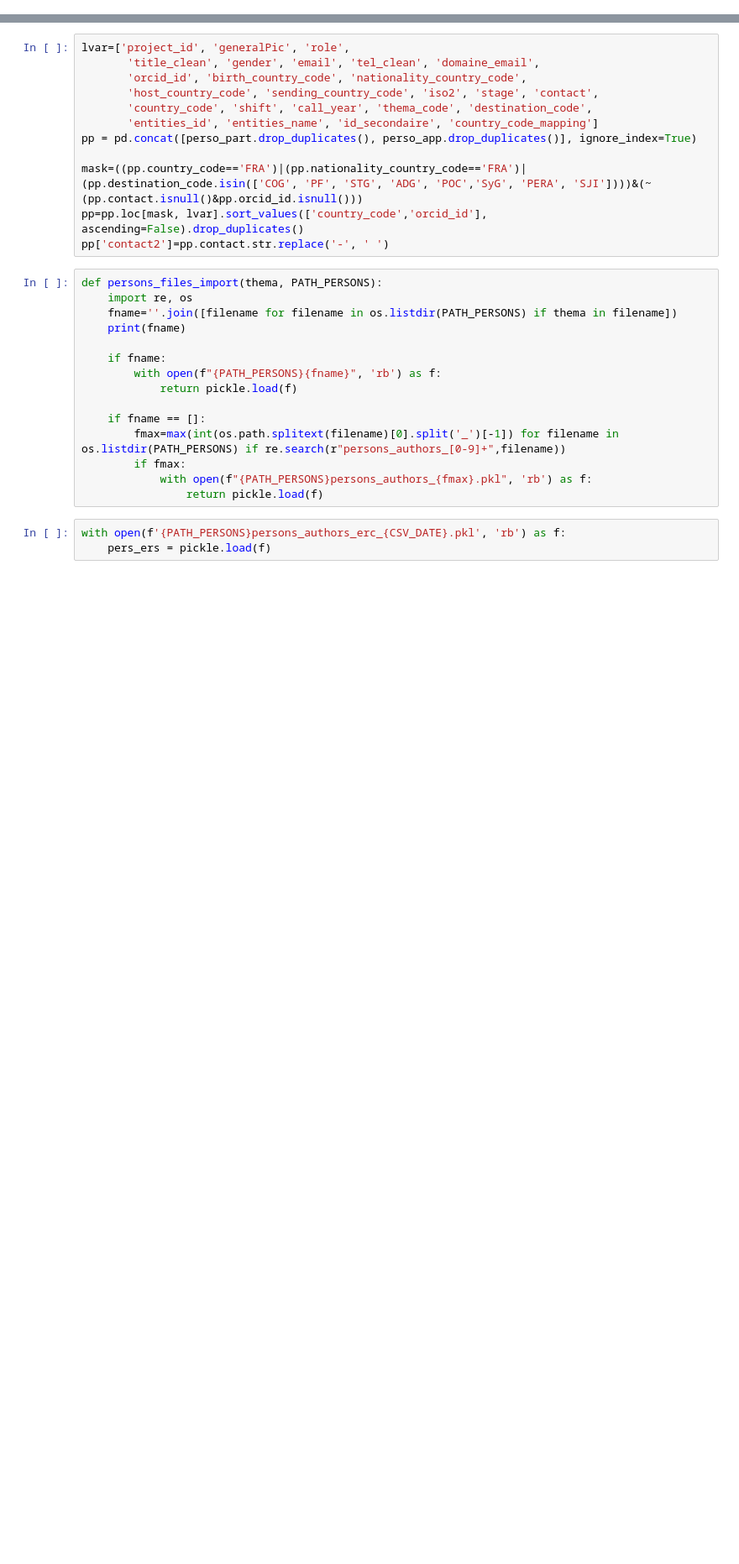
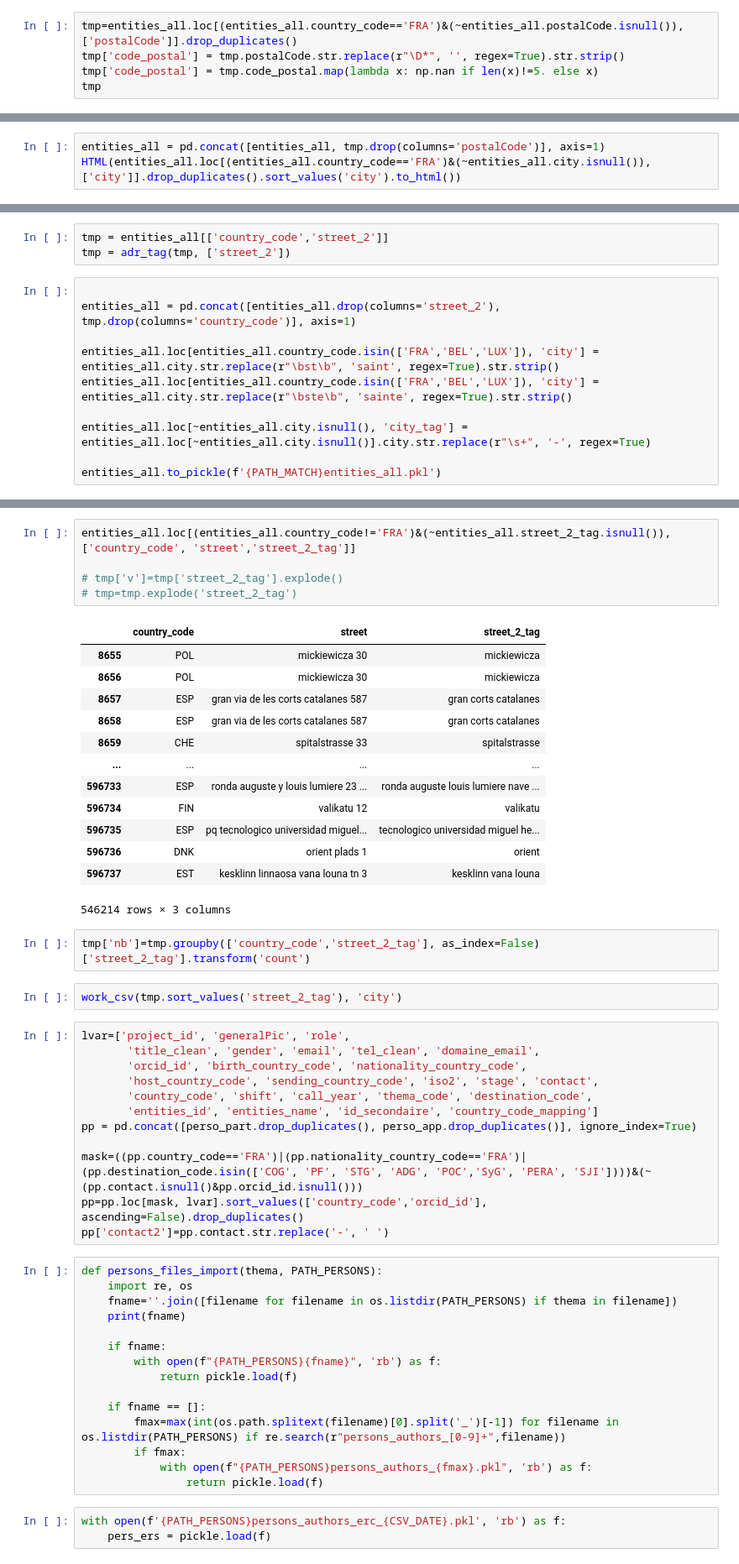
Before and after one commit to dataesr/pcri, a Jupyter notebook: test.ipynb, the cells around one changed output, grey strips where cells are left out. Shown at 84% size. Cells and saved outputs as stored; diff of their text form; blank space fills up the shorter version.

```diff
--- a/test.ipynb
+++ b/test.ipynb
@@ -366,0 +115,5 @@ df[(df.contact.str.contains('feng'))&(df.entities_name.str.contains('Leeds'))][[
+# %%
+tmp=entities_all.loc[(entities_all.country_code=='FRA')&(~entities_all.postalCode.isnull()), ['postalCode']].drop_duplicates()
+tmp['code_postal'] = tmp.postalCode.str.replace(r"\D*", '', regex=True).str.strip()
+tmp['code_postal'] = tmp.code_postal.map(lambda x: np.nan if len(x)!=5. else x)
+tmp
@@ -366,0 +134,3 @@ df[(df.contact.str.contains('feng'))&(df.entities_name.str.contains('Leeds'))][[
+# %%
+entities_all = pd.concat([entities_all, tmp.drop(columns='postalCode')], axis=1)
+HTML(entities_all.loc[(entities_all.country_code=='FRA')&(~entities_all.city.isnull()), ['city']].drop_duplicates().sort_values('city').to_html())
@@ -366,0 +154,13 @@ df[(df.contact.str.contains('feng'))&(df.entities_name.str.contains('Leeds'))][[
+# %%
+tmp = entities_all[['country_code','street_2']]
+tmp = adr_tag(tmp, ['street_2'])
+# %%
+
+entities_all = pd.concat([entities_all.drop(columns='street_2'), tmp.drop(columns='country_code')], axis=1)
+
+entities_all.loc[entities_all.country_code.isin(['FRA','BEL','LUX']), 'city'] = entities_all.city.str.replace(r"\bst\b", 'saint', regex=True).str.strip()
+entities_all.loc[entities_all.country_code.isin(['FRA','BEL','LUX']), 'city'] = entities_all.city.str.replace(r"\bste\b", 'sainte', regex=True).str.strip()
+
+entities_all.loc[~entities_all.city.isnull(), 'city_tag'] = entities_all.loc[~entities_all.city.isnull()].city.str.replace(r"\s+", '-', regex=True)
+
+entities_all.to_pickle(f'{PATH_MATCH}entities_all.pkl')
@@ -367,3 +187,26 @@ df[(df.contact.str.contains('feng'))&(df.entities_name.str.contains('Leeds'))][[
+# %%
+entities_all.loc[(entities_all.country_code!='FRA')&(~entities_all.street_2_tag.isnull()), ['country_code', 'street','street_2_tag']]
+
+# tmp['v']=tmp['street_2_tag'].explode()
+# tmp=tmp.explode('street_2_tag')
+# %% [output]
+|  | country_code | street | street_2_tag |
+| 8655 | POL | mickiewicza 30 | mickiewicza |
+| 8656 | POL | mickiewicza 30 | mickiewicza |
+| 8657 | ESP | gran via de les corts catalanes 587 | gran corts catalanes |
+| 8658 | ESP | gran via de les corts catalanes 587 | gran corts catalanes |
+| 8659 | CHE | spitalstrasse 33 | spitalstrasse |
+| ... | ... | ... | ... |
+| 596733 | ESP | ronda auguste y louis lumiere 23 ... | ronda auguste louis lumiere nave ... |
+| 596734 | FIN | valikatu 12 | valikatu |
+| 596735 | ESP | pq tecnologico universidad miguel... | tecnologico universidad miguel he... |
+| 596736 | DNK | orient plads 1 | orient |
+| 596737 | EST | kesklinn linnaosa vana louna tn 3 | kesklinn vana louna |
+546214 rows × 3 columns
+# %%
+tmp['nb']=tmp.groupby(['country_code','street_2_tag'], as_index=False)['street_2_tag'].transform('count')
+# %%
+work_csv(tmp.sort_values('street_2_tag'), 'city')
 # %%
 lvar=['project_id', 'generalPic', 'role',
        'title_clean', 'gender', 'email', 'tel_clean', 'domaine_email',
```
Also changed, not shown: parts of 14 cells of this notebook, 4 other files.
